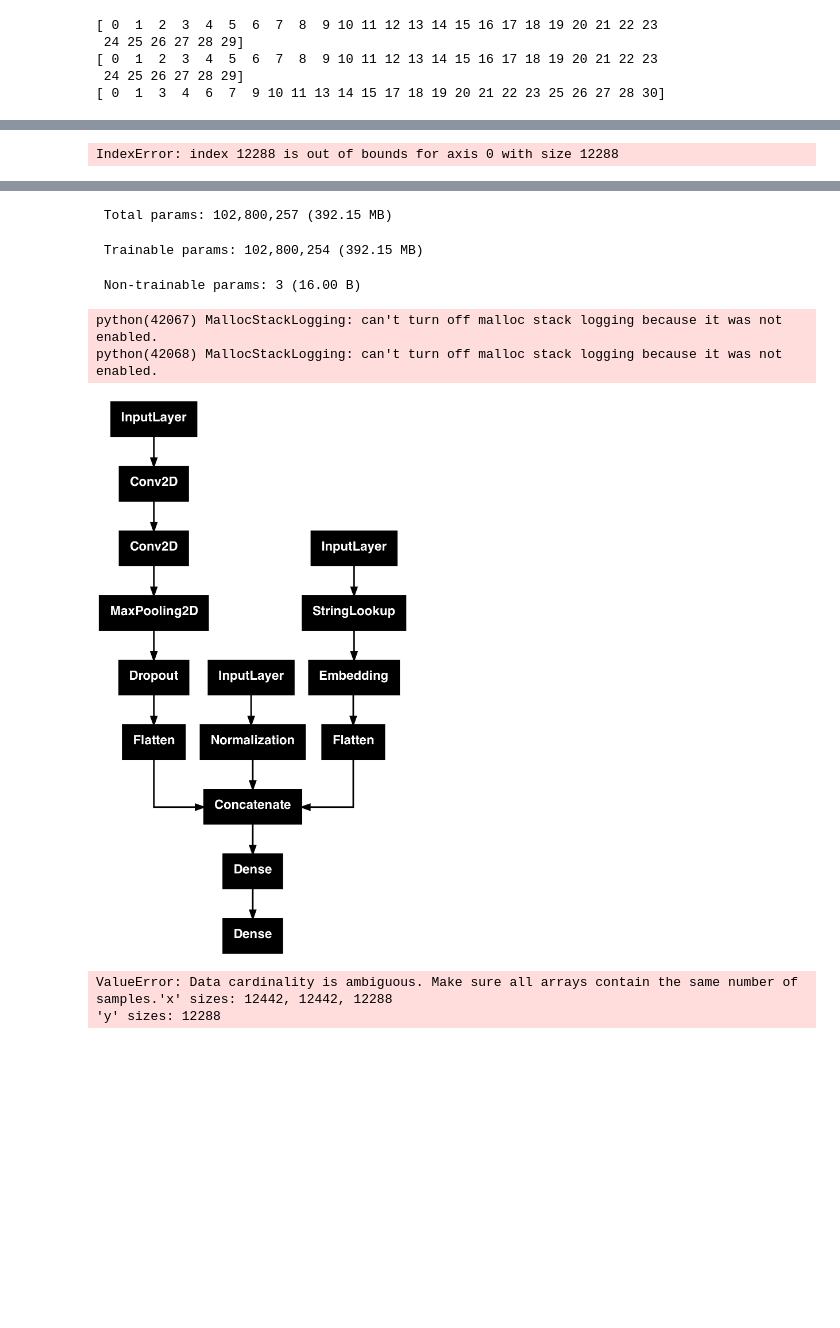
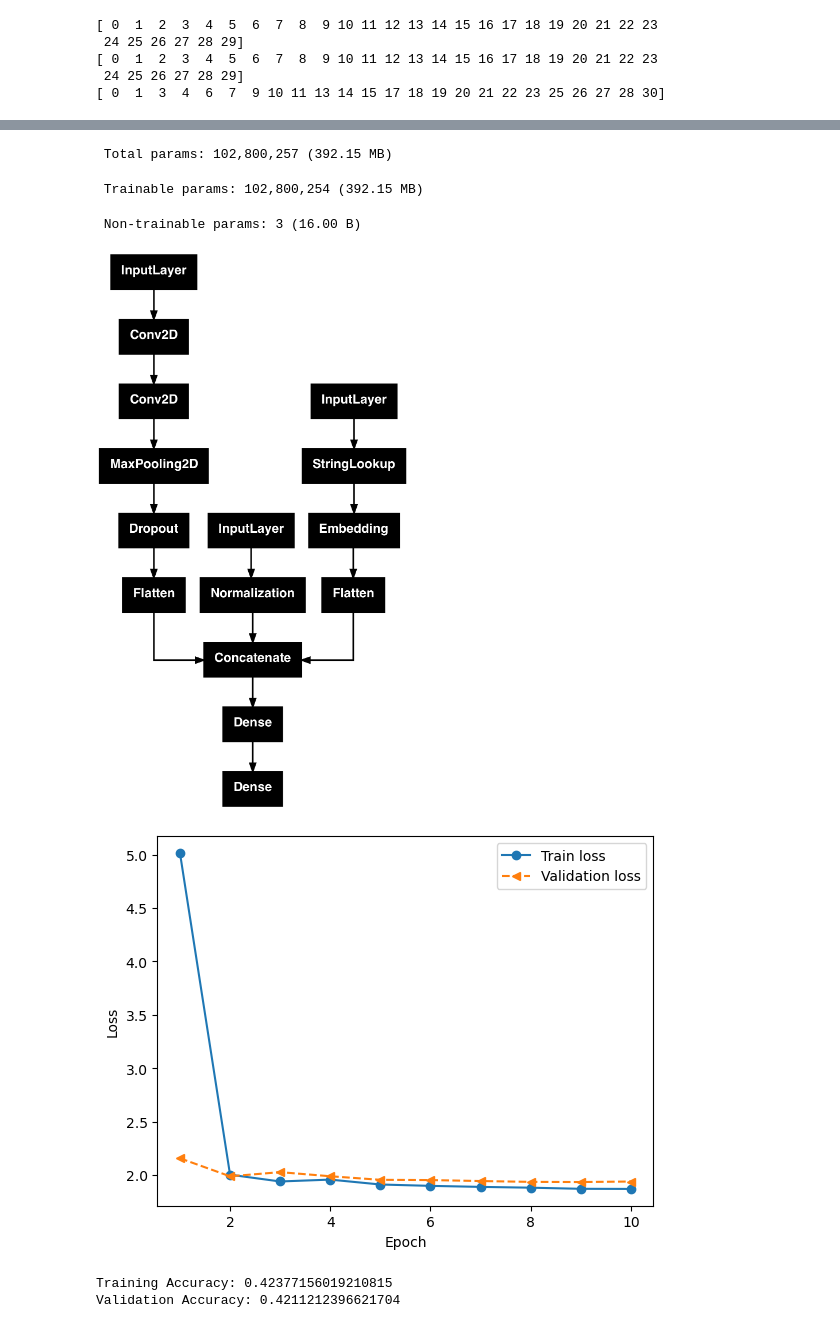
Before and after one commit to kalafosaurus/207-final-project, a Jupyter notebook: ryans_dank_attempts/multimodal_CNN_model.ipynb, the cells around one changed output, grey strips where cells are left out. Cells and saved outputs as stored; diff of their text form; code cells hidden in the pictures; blank space fills up the shorter version.

```diff
--- a/ryans_dank_attempts/multimodal_CNN_model.ipynb
+++ b/ryans_dank_attempts/multimodal_CNN_model.ipynb
@@ -381,11 +381,43 @@ valid_indices = [i for i, x in enumerate(elevation_int_train) if x != -1]
 train_images_shuffled = train_images_shuffled[valid_indices]
 train_labels_class_shuffled = train_labels_class_shuffled[valid_indices]
 train_variables_shuffled = train_variables_shuffled[valid_indices]
-elevation_int_train = elevation_int_train[valid_indices]
-habitat_str_train = habitat_str_train[valid_indices]
+
+elevation_int_train = train_variables_shuffled[:, 0]
+habitat_str_train = train_variables_shuffled[:, 1]
+
+
+valid_indices = [i for i, x in enumerate(elevation_int_val) if x != -1]
+val_images_shuffled = val_images_shuffled[valid_indices]
+val_labels_class_shuffled = val_labels_class_shuffled[valid_indices]
+val_variables_shuffled = val_variables_shuffled[valid_indices]
+
+elevation_int_val = val_variables_shuffled[:, 0]
+habitat_str_val = val_variables_shuffled[:, 1]
+
+
+valid_indices = [i for i, x in enumerate(elevation_int_test) if x != -1]
+test_images_shuffled = test_images_shuffled[valid_indices]
+test_labels_class_shuffled = test_labels_class_shuffled[valid_indices]
+test_variables_shuffled = test_variables_shuffled[valid_indices]
+
+elevation_int_test = test_variables_shuffled[:, 0]
+habitat_str_test = test_variables_shuffled[:, 1]
-# %% [output]
-IndexError: index 12288 is out of bounds for axis 0 with size 12288
 # %%
+# Decode byte strings to regular strings
+elevation_int_train = [x.decode('utf-8') if isinstance(x, bytes) else x for x in train_variables_shuffled[:, 0]]
+elevation_int_val = [x.decode('utf-8') if isinstance(x, bytes) else x for x in val_variables_shuffled[:, 0]]
+elevation_int_test = [x.decode('utf-8') if isinstance(x, bytes) else x for x in test_variables_shuffled[:, 0]]
+# Replace 'nan' or invalid values with a default value (e.g., -1)
+elevation_int_train = [int(float(x)) if x != 'nan' else -1 for x in elevation_int_train]
+elevation_int_val = [int(float(x)) if x != 'nan' else -1 for x in elevation_int_val]
+elevation_int_test = [int(float(x)) if x != 'nan' else -1 for x in elevation_int_test]
+
+# Decode byte strings to regular strings
+habitat_str_train = [x.decode('utf-8') if isinstance(x, bytes) else x for x in train_variables_shuffled[:, 1]]
+habitat_str_val = [x.decode('utf-8') if isinstance(x, bytes) else x for x in val_variables_shuffled[:, 1]]
+habitat_str_test = [x.decode('utf-8') if isinstance(x, bytes) else x for x in test_variables_shuffled[:, 1]]
+
+
 elevation_int_train = np.array(elevation_int_train, dtype=int)
 elevation_int_val = np.array(elevation_int_val, dtype=int)
 elevation_int_test = np.array(elevation_int_test, dtype=int)
@@ -441,12 +473,16 @@ def build_multimodal_CNN():
 # %%
 model_4 = build_multimodal_CNN()
 display(tf.keras.utils.plot_model(model_4))
+
+# Ensure habitat input is passed as a string tensor directly
+train_habitat_strings = tf.convert_to_tensor(habitat_str_train, dtype=tf.string)
+val_habitat_strings = tf.convert_to_tensor(habitat_str_val, dtype=tf.string)
 
 history = model_4.fit(
   x={
       'image': train_images_shuffled,
       'elevation': elevation_int_train.reshape(-1, 1),
-      'habitat': habitat_str_train.reshape(-1, 1),
+      'habitat': train_habitat_strings,
     },
   y=train_labels_class_shuffled,
   epochs=10,
@@ -455,10 +491,10 @@ history = model_4.fit(
       {
         'image': val_images_shuffled,
         'elevation': elevation_int_val.reshape(-1, 1),
-        'habitat': habitat_str_val.reshape(-1, 1),
+        'habitat': val_habitat_strings,
       },
       val_labels_class_shuffled),
-  verbose=0)
+  verbose=1)
 
 
 # plot loss curves
@@ -471,35 +507,34 @@ plt.legend()
 plt.xlabel('Epoch')
 plt.ylabel('Loss')
 plt.show()
 
 # evaluate the accuracy of model_tf on (X_train, y_train) and (X_val, y_val)
 ### YOUR CODE HERE ###
 print('Training Accuracy:', history_epochs['accuracy'][-1])
 print('Validation Accuracy:', history_epochs['val_accuracy'][-1])
 # %% [output]
 Model: "functional"
 ┏━━━━━━━━━━━━━━━━━━━━━┳━━━━━━━━━━━━━━━━━━━┳━━━━━━━━━━━━┳━━━━━━━━━━━━━━━━━━━┓
 ┃ Layer (type)        ┃ Output Shape      ┃    Param # ┃ Connected to      ┃
 ┡━━━━━━━━━━━━━━━━━━━━━╇━━━━━━━━━━━━━━━━━━━╇━━━━━━━━━━━━╇━━━━━━━━━━━━━━━━━━━┩
 │ image (InputLayer)  │ (None, 224, 224,  │          0 │ -                 │
 │                     │ 3)                │            │                   │
 ├─────────────────────┼───────────────────┼────────────┼───────────────────┤
 │ conv_1 (Conv2D)     │ (None, 224, 224,  │      1,568 │ image[0][0]       │
 │                     │ 32)               │            │                   │
 ├─────────────────────┼───────────────────┼────────────┼───────────────────┤
 │ conv_2 (Conv2D)     │ (None, 224, 224,  │     32,832 │ conv_1[0][0]      │
 │                     │ 64)               │            │                   │
 ├─────────────────────┼───────────────────┼────────────┼───────────────────┤
 ... (29 lines left out)
 │ dense (Dense)       │ (None, 128)       │ 102,761,7… │ concatenate[0][0] │
 ├─────────────────────┼───────────────────┼────────────┼───────────────────┤
 │ dense_1 (Dense)     │ (None, 30)        │      3,870 │ dense[0][0]       │
 └─────────────────────┴───────────────────┴────────────┴───────────────────┘
  Total params: 102,800,257 (392.15 MB)
  Trainable params: 102,800,254 (392.15 MB)
  Non-trainable params: 3 (16.00 B)
+[figure]
+[figure, added]
-python(42067) MallocStackLogging: can't turn off malloc stack logging because it was not enabled.
-python(42068) MallocStackLogging: can't turn off malloc stack logging because it was not enabled.
+Training Accuracy: 0.42377156019210815
+Validation Accuracy: 0.4211212396621704
-[figure]
-ValueError: Data cardinality is ambiguous. Make sure all arrays contain the same number of samples.'x' sizes: 12442, 12442, 12288
-'y' sizes: 12288
```
Also changed, not shown: parts of 7 cells of this notebook.
